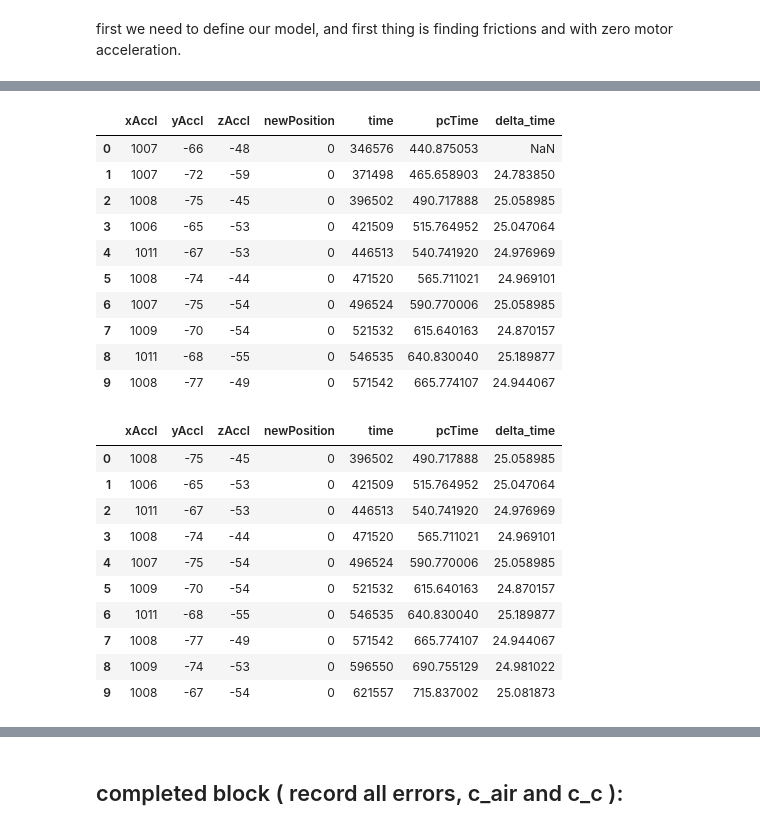
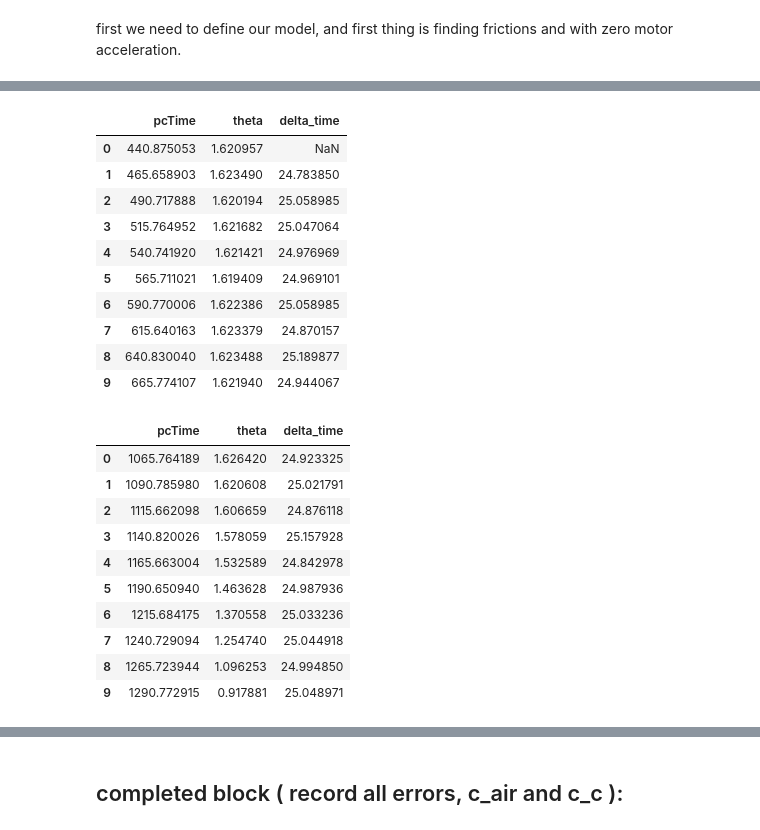
Before and after one commit to Pooyan-Farzanehkari/Smart-syetems-labs, a Jupyter notebook: grid_search.ipynb, the cells around one changed output, grey strips where cells are left out. Cells and saved outputs as stored; diff of their text form; code cells hidden in the pictures.

```diff
--- a/grid_search.ipynb
+++ b/grid_search.ipynb
@@ -14,3 +18,8 @@ theta_180_2 = pd.read_csv('180_theta_2.csv')    # angle = 0
 half_theta_1 = pd.read_csv('Half_theta.csv')    # angle = 90
 half_theta_2 = pd.read_csv('Half_theta_2.csv')  # angle = 90
 df = half_theta_2
+
+csv_file_path = '/Users/alishirazi/Desktop/Master SSE/Smart Systems/Group team/Smart-syetems-labs/theta.csv'
+df = pd.read_csv(csv_file_path)
+df_time = df['pcTime'][20:]
+df_theta = df['theta'][20:]
@@ -18,32 +36,32 @@ df = half_theta_2
 df['delta_time'] = df['pcTime'].diff()
 df.head(10)
 # %% [output]
-|  | xAccl | yAccl | zAccl | newPosition | time | pcTime | delta_time |
-| 0 | 1007 | -66 | -48 | 0 | 346576 | 440.875053 | NaN |
-| 1 | 1007 | -72 | -59 | 0 | 371498 | 465.658903 | 24.783850 |
-| 2 | 1008 | -75 | -45 | 0 | 396502 | 490.717888 | 25.058985 |
-| 3 | 1006 | -65 | -53 | 0 | 421509 | 515.764952 | 25.047064 |
-| 4 | 1011 | -67 | -53 | 0 | 446513 | 540.741920 | 24.976969 |
-| 5 | 1008 | -74 | -44 | 0 | 471520 | 565.711021 | 24.969101 |
-| 6 | 1007 | -75 | -54 | 0 | 496524 | 590.770006 | 25.058985 |
-| 7 | 1009 | -70 | -54 | 0 | 521532 | 615.640163 | 24.870157 |
-| 8 | 1011 | -68 | -55 | 0 | 546535 | 640.830040 | 25.189877 |
-| 9 | 1008 | -77 | -49 | 0 | 571542 | 665.774107 | 24.944067 |
+|  | pcTime | theta | delta_time |
+| 0 | 440.875053 | 1.620957 | NaN |
+| 1 | 465.658903 | 1.623490 | 24.783850 |
+| 2 | 490.717888 | 1.620194 | 25.058985 |
+| 3 | 515.764952 | 1.621682 | 25.047064 |
+| 4 | 540.741920 | 1.621421 | 24.976969 |
+| 5 | 565.711021 | 1.619409 | 24.969101 |
+| 6 | 590.770006 | 1.622386 | 25.058985 |
+| 7 | 615.640163 | 1.623379 | 24.870157 |
+| 8 | 640.830040 | 1.623488 | 25.189877 |
+| 9 | 665.774107 | 1.621940 | 24.944067 |
 # %%
-# remove first 2 rows
-df = df.iloc[2:]
+# remove first 25 rows
+df = df.iloc[25:]
 df = df.reset_index(drop=True)
 df.head(10)
 # %% [output]
-|  | xAccl | yAccl | zAccl | newPosition | time | pcTime | delta_time |
-| 0 | 1008 | -75 | -45 | 0 | 396502 | 490.717888 | 25.058985 |
-| 1 | 1006 | -65 | -53 | 0 | 421509 | 515.764952 | 25.047064 |
-| 2 | 1011 | -67 | -53 | 0 | 446513 | 540.741920 | 24.976969 |
-| 3 | 1008 | -74 | -44 | 0 | 471520 | 565.711021 | 24.969101 |
-| 4 | 1007 | -75 | -54 | 0 | 496524 | 590.770006 | 25.058985 |
-| 5 | 1009 | -70 | -54 | 0 | 521532 | 615.640163 | 24.870157 |
-| 6 | 1011 | -68 | -55 | 0 | 546535 | 640.830040 | 25.189877 |
-| 7 | 1008 | -77 | -49 | 0 | 571542 | 665.774107 | 24.944067 |
-| 8 | 1009 | -74 | -53 | 0 | 596550 | 690.755129 | 24.981022 |
-| 9 | 1008 | -67 | -54 | 0 | 621557 | 715.837002 | 25.081873 |
+|  | pcTime | theta | delta_time |
+| 0 | 1065.764189 | 1.626420 | 24.923325 |
+| 1 | 1090.785980 | 1.620608 | 25.021791 |
+| 2 | 1115.662098 | 1.606659 | 24.876118 |
+| 3 | 1140.820026 | 1.578059 | 25.157928 |
+| 4 | 1165.663004 | 1.532589 | 24.842978 |
+| 5 | 1190.650940 | 1.463628 | 24.987936 |
+| 6 | 1215.684175 | 1.370558 | 25.033236 |
+| 7 | 1240.729094 | 1.254740 | 25.044918 |
+| 8 | 1265.723944 | 1.096253 | 24.994850 |
+| 9 | 1290.772915 | 0.917881 | 25.048971 |
 # %%
```
Also changed, not shown: parts of 30 cells of this notebook, 3 other files.
